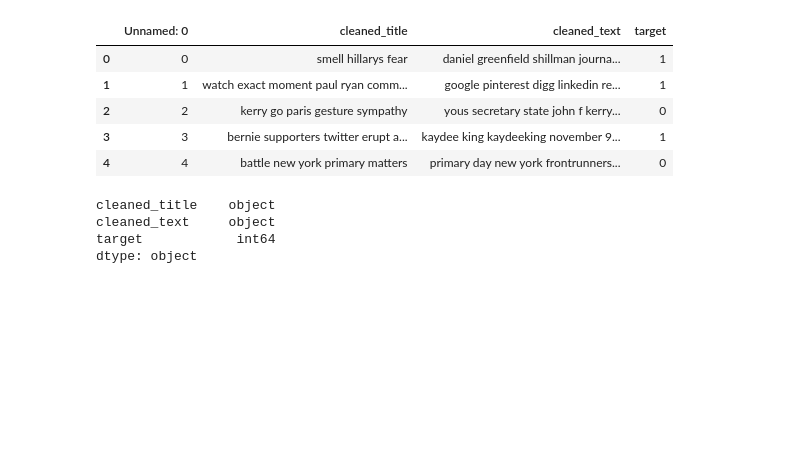
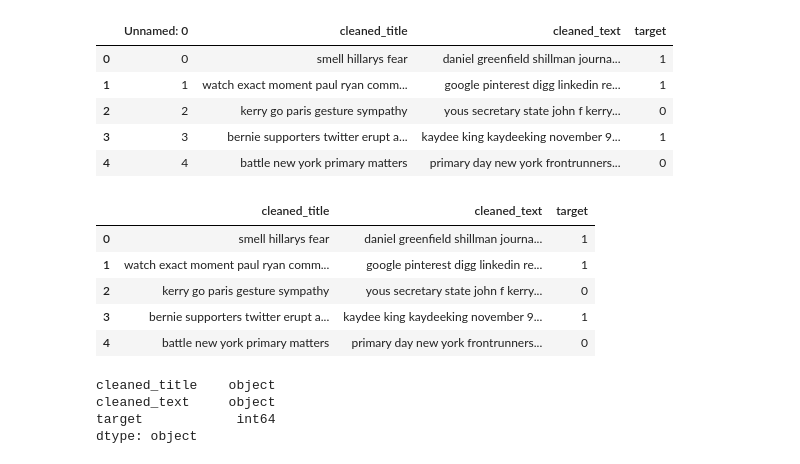
Before and after one commit to vgpass/Fake_News_Analysis_Project_4, a Jupyter notebook: Tuan/metrics.ipynb, the cells around one changed output. Drawn from its saved outputs; the diff is of its cells as text; code cells hidden in the pictures; blank space fills up the shorter version.

```diff
--- a/Tuan/metrics.ipynb
+++ b/Tuan/metrics.ipynb
@@ -25,3 +25,12 @@ fake_news_df.head()
 fake_news_df.dropna(inplace=True)
 fake_news_df.reset_index(drop=True, inplace=True)
 fake_news_df.drop(columns='Unnamed: 0',inplace=True)
+# %%
+fake_news_df.head()
+# %% [output]
+|  | cleaned_title | cleaned_text | target |
+| 0 | smell hillarys fear | daniel greenfield shillman journa... | 1 |
+| 1 | watch exact moment paul ryan comm... | google pinterest digg linkedin re... | 1 |
+| 2 | kerry go paris gesture sympathy | yous secretary state john f kerry... | 0 |
+| 3 | bernie supporters twitter erupt a... | kaydee king kaydeeking november 9... | 1 |
+| 4 | battle new york primary matters | primary day new york frontrunners... | 0 |
```
Also changed, not shown: parts of 3 cells of this notebook, 3 other files.
